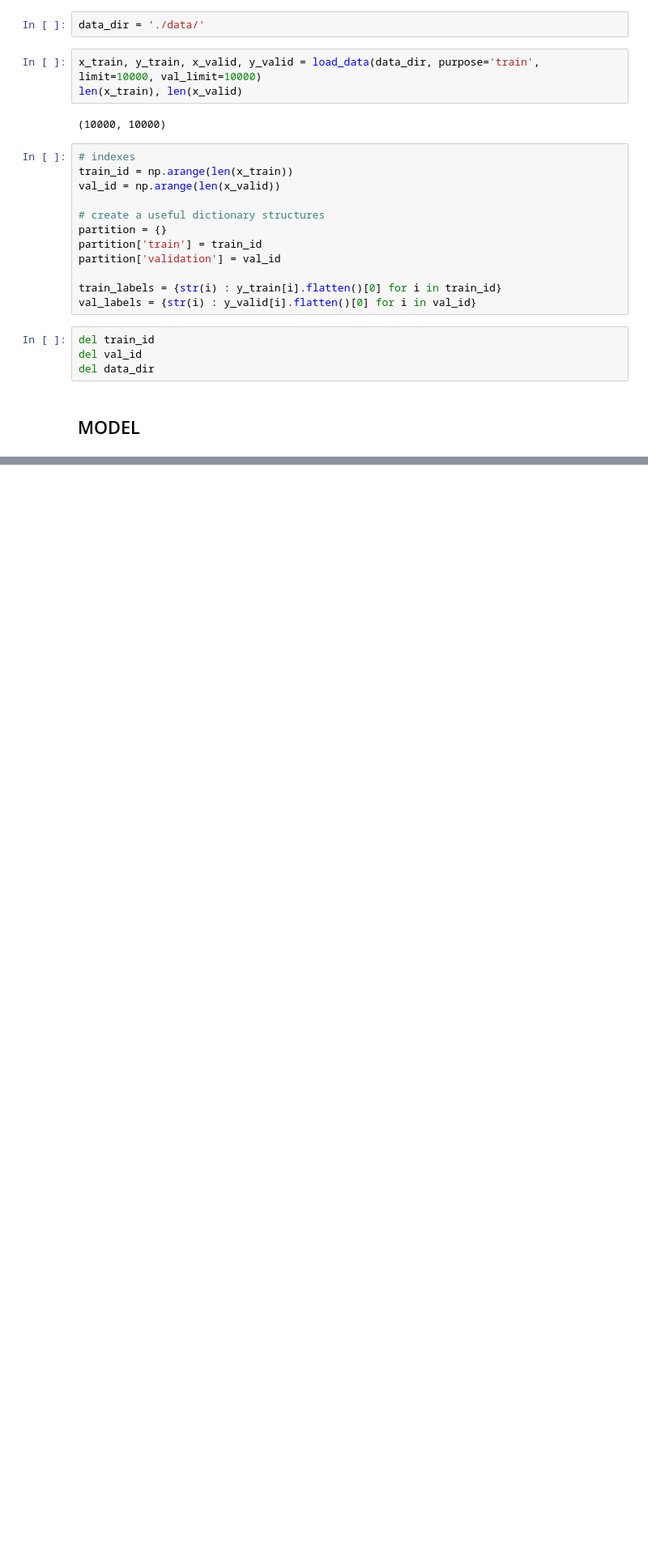
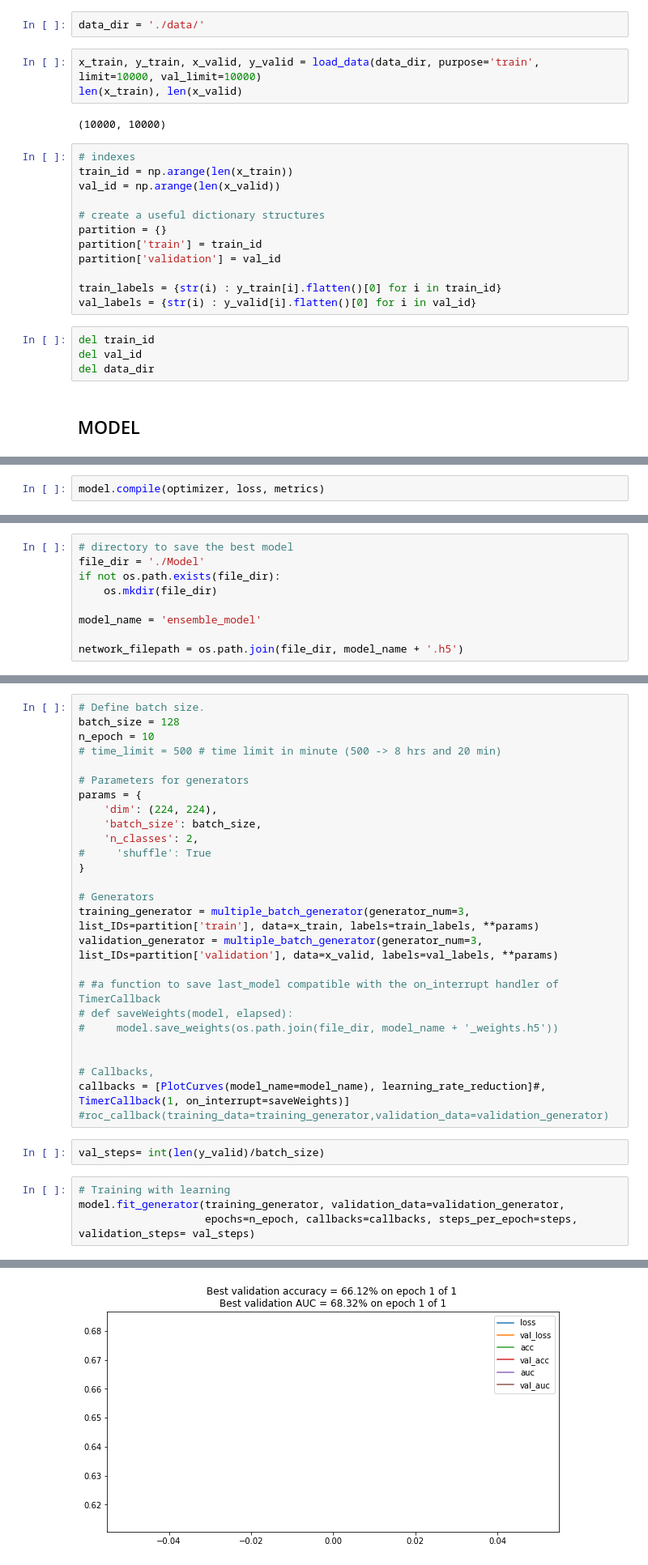
Before and after one commit to simgeekiz/PatchCamelyon, a Jupyter notebook: Ensemble.ipynb, the cells around one changed output, grey strips where cells are left out. Shown at 81% size. Cells and saved outputs as stored; diff of their text form; blank space fills up the shorter version.

Commit message:
ensemble code

```diff
--- a/Ensemble.ipynb
+++ b/Ensemble.ipynb
@@ -86,0 +195,2 @@ nasnet = NASNetLarge(weights='imagenet', include_top=False)
+# %%
+model.compile(optimizer, loss, metrics)
@@ -86,0 +199,9 @@ nasnet = NASNetLarge(weights='imagenet', include_top=False)
+# %%
+# directory to save the best model
+file_dir = './Model'
+if not os.path.exists(file_dir):
+    os.mkdir(file_dir)
+
+model_name = 'ensemble_model'
+
+network_filepath = os.path.join(file_dir, model_name + '.h5')
@@ -86,0 +240,33 @@ nasnet = NASNetLarge(weights='imagenet', include_top=False)
+# %%
+# Define batch size.
+batch_size = 128
+n_epoch = 10
+# time_limit = 500 # time limit in minute (500 -> 8 hrs and 20 min)
+
+# Parameters for generators
+params = {
+    'dim': (224, 224),
+    'batch_size': batch_size,
+    'n_classes': 2,
+#     'shuffle': True
+}
+
+# Generators
+training_generator = multiple_batch_generator(generator_num=3, list_IDs=partition['train'], data=x_train, labels=train_labels, **params)
+validation_generator = multiple_batch_generator(generator_num=3, list_IDs=partition['validation'], data=x_valid, labels=val_labels, **params)
+
+# #a function to save last_model compatible with the on_interrupt handler of TimerCallback
+# def saveWeights(model, elapsed):
+#     model.save_weights(os.path.join(file_dir, model_name + '_weights.h5'))
+
+
+# Callbacks,
+callbacks = [PlotCurves(model_name=model_name), learning_rate_reduction]#, TimerCallback(1, on_interrupt=saveWeights)]
+#roc_callback(training_data=training_generator,validation_data=validation_generator)
+# %%
+val_steps= int(len(y_valid)/batch_size)
+# %%
+# Training with learning
+model.fit_generator(training_generator, validation_data=validation_generator,
+                    epochs=n_epoch, callbacks=callbacks, steps_per_epoch=steps, validation_steps= val_steps)
+# %% [output]
@@ -86,0 +274 @@ nasnet = NASNetLarge(weights='imagenet', include_top=False)
+[figure, added]
```
Also changed, not shown: parts of 31 cells of this notebook.
